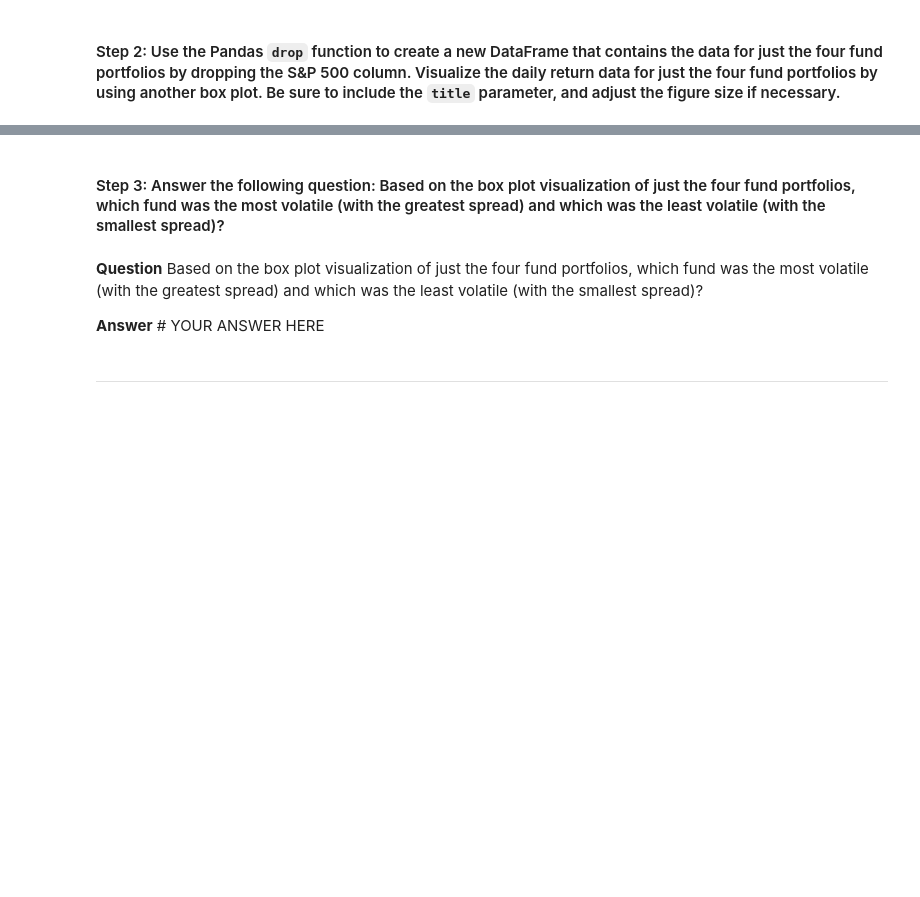
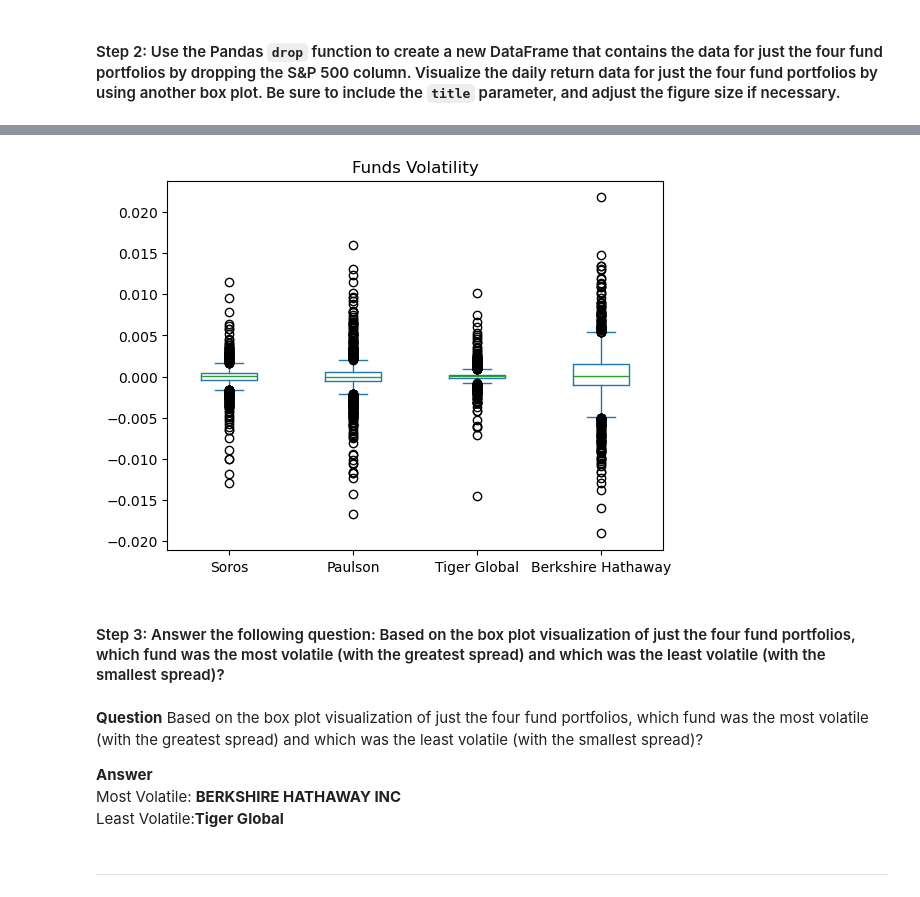
Before and after one commit to lumiroga/fintech-Challenge4, a Jupyter notebook: risk_return_analysis.ipynb, the cells around one changed output, grey strips where cells are left out. Drawn from its saved outputs; the diff is of its cells as text; code cells hidden in the pictures; blank space fills up the shorter version.

Commit message:
Volatility Analysis completed

```diff
--- a/risk_return_analysis.ipynb
+++ b/risk_return_analysis.ipynb
@@ -221,4 +224,15 @@ Analyze the volatility of each of the four fund portfolios and of the S&P 500 In
 # Create a new DataFrame containing only the 4 fund portfolios by dropping the S&P 500 column from the DataFrame
 # Create box plots to reflect the return data for only the 4 fund portfolios
 # Include a title parameter and adjust the figure size
-# YOUR CODE HERE
+daily_returns_funds = daily_returns.drop(['S&P 500'],axis=1)
+display(daily_returns_funds.head())
+
+#Renaming Labels for flexibility
+#https://stackoverflow.com/questions/30666490/change-plot-label-when-plotting-different-dataframes-in-pandas
+ax = daily_returns_funds.rename(
+    columns={'SOROS FUND MANAGEMENT LLC':'Soros',
+            'PAULSON & CO.INC.':'Paulson',
+             'TIGER GLOBAL MANAGEMENT LLC':'Tiger Global',
+             'BERKSHIRE HATHAWAY INC':'Berkshire Hathaway'
+}).plot.box(title="Funds Volatility")
+# %% [output]
@@ -225,9 +246,12 @@ Analyze the volatility of each of the four fund portfolios and of the S&P 500 In
+[figure, added]
 # %% [markdown]
 #### Step 3: Answer the following question: Based on the box plot visualization of just the four fund portfolios, which fund was the most volatile (with the greatest spread) and which was the least volatile (with the smallest spread)?
 # %% [markdown]
 **Question** Based on the box plot visualization of just the four fund portfolios, which fund was the most volatile (with the greatest spread) and which was the least volatile (with the smallest spread)?
 
-**Answer** # YOUR ANSWER HERE
+**Answer**
+Most Volatile: <b>BERKSHIRE HATHAWAY INC</b> <br>
+Least Volatile:<b>Tiger Global</b>
 # %% [markdown]
 ---
 # %% [markdown]
```
Also changed, not shown: parts of 3 cells of this notebook, 1 other file.
